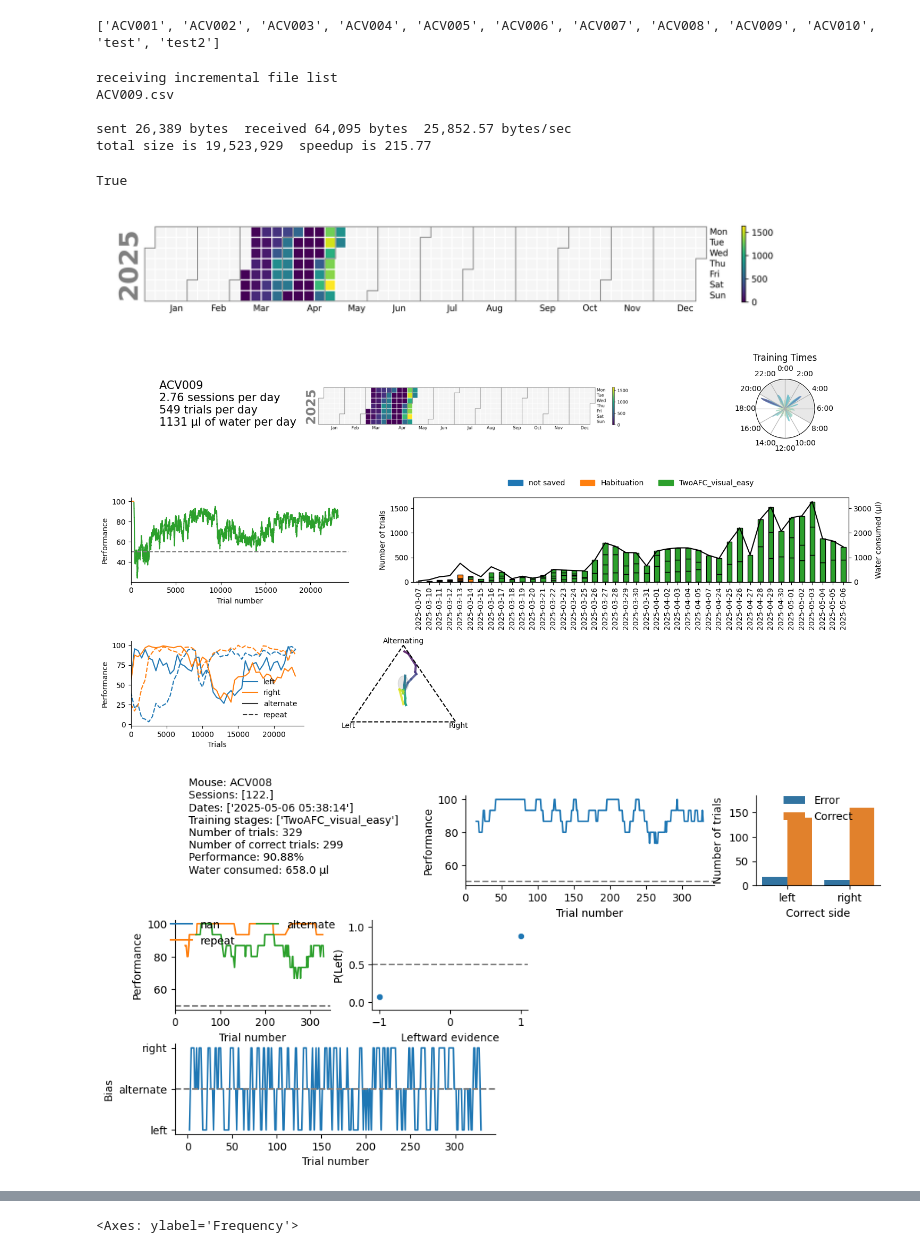
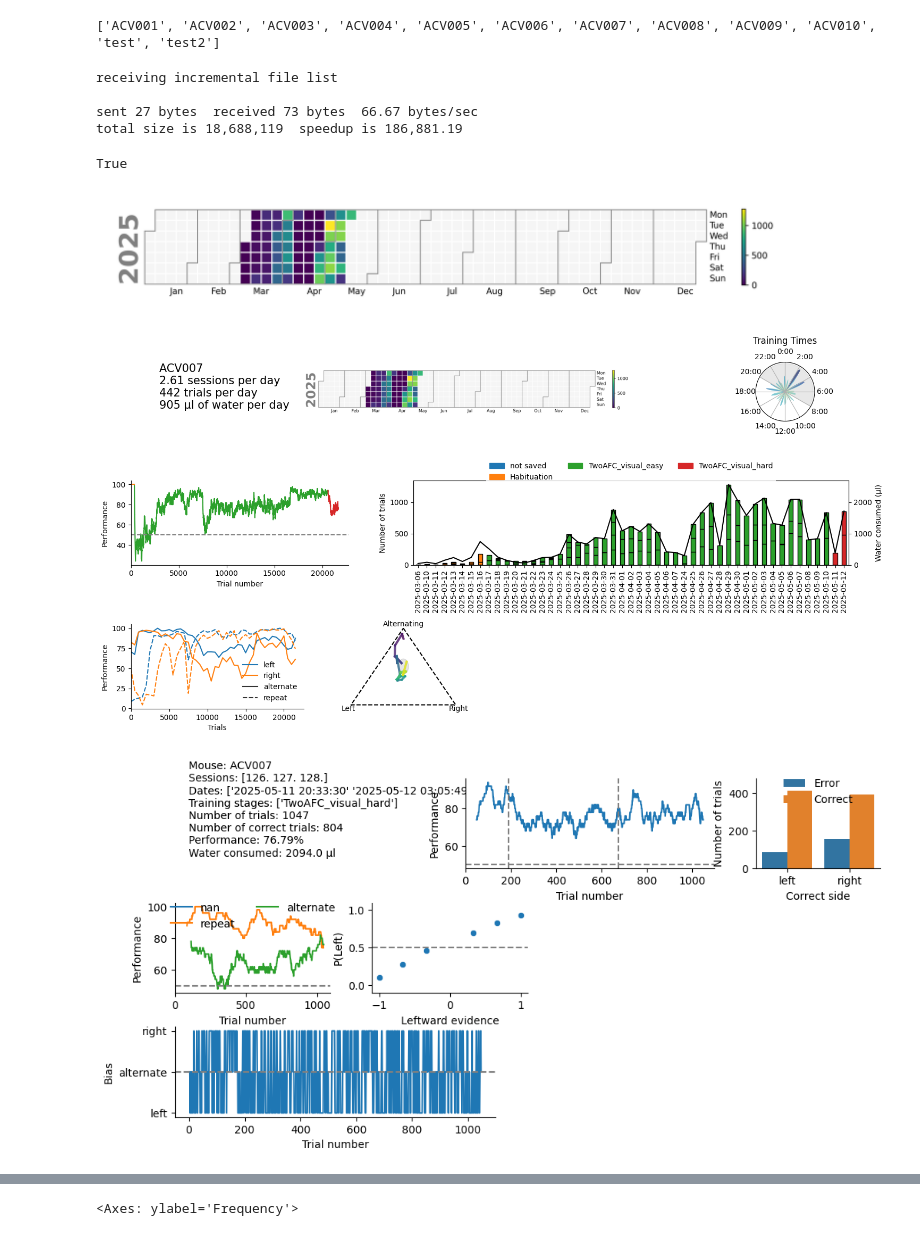
Before and after one commit to LearningCircuitsLab/lecilab-behavior-analysis, a Jupyter notebook: lecilab_behavior_analysis/plot_testing.ipynb, the cells around one changed output, grey strips where cells are left out. Drawn from its saved outputs; the diff is of its cells as text; code cells hidden in the pictures.

```diff
--- a/lecilab_behavior_analysis/plot_testing.ipynb
+++ b/lecilab_behavior_analysis/plot_testing.ipynb
@@ -25,7 +22,7 @@ print(animals)
 ['ACV001', 'ACV002', 'ACV003', 'ACV004', 'ACV005', 'ACV006', 'ACV007', 'ACV008', 'ACV009', 'ACV010', 'test', 'test2']
 # %%
 # download the data for a specific animal
-mouse = "ACV009"
+mouse = "ACV007"
 local_path = Path(utils.get_outpath()) / Path(tv_projects[1]) / Path("sessions") / Path(mouse)
 # create the directory if it doesn't exist
 local_path.mkdir(parents=True, exist_ok=True)
@@ -38,10 +35,9 @@ utils.rsync_session_data(
 )
 # %% [output]
 receiving incremental file list
-ACV009.csv
 
-sent 26,389 bytes  received 64,095 bytes  25,852.57 bytes/sec
-total size is 19,523,929  speedup is 215.77
+sent 27 bytes  received 73 bytes  66.67 bytes/sec
+total size is 18,688,119  speedup is 186,881.19
 True
 # %%
 # load the data
@@ -66,20 +62,20 @@ ax_cal.axis("off")
 
 plt.show()
 # %% [output]
-[figure, old version]
+[figure, new version]
 # %%
 from lecilab_behavior_analysis.figure_maker import subject_progress_figure
 fig = subject_progress_figure(df, perf_window=100, summary_matrix_plot=False)
 # %% [output]
-[figure, old version]
+[figure, new version]
 # %%
 from lecilab_behavior_analysis.figure_maker import session_summary_figure
 from lecilab_behavior_analysis.df_transforms import add_trial_of_day_column_to_df, add_day_column_to_df
 # select the session you want to plot
-date = "2025-05-06"
+date = "2025-05-10"
 df = add_day_column_to_df(df)
 df = add_trial_of_day_column_to_df(df)
-sdf = df[df["year_month_day"] == date]
-fig = session_summary_figure(sdf, mouse, perf_window=15, width=10, height=5)
+sdf = df[df["year_month_day"] > date]
+fig = session_summary_figure(sdf, mouse, perf_window=50, width=10, height=5)
 # %% [output]
-[figure, old version]
+[figure, new version]
```
Also changed, not shown: parts of 3 cells of this notebook.
